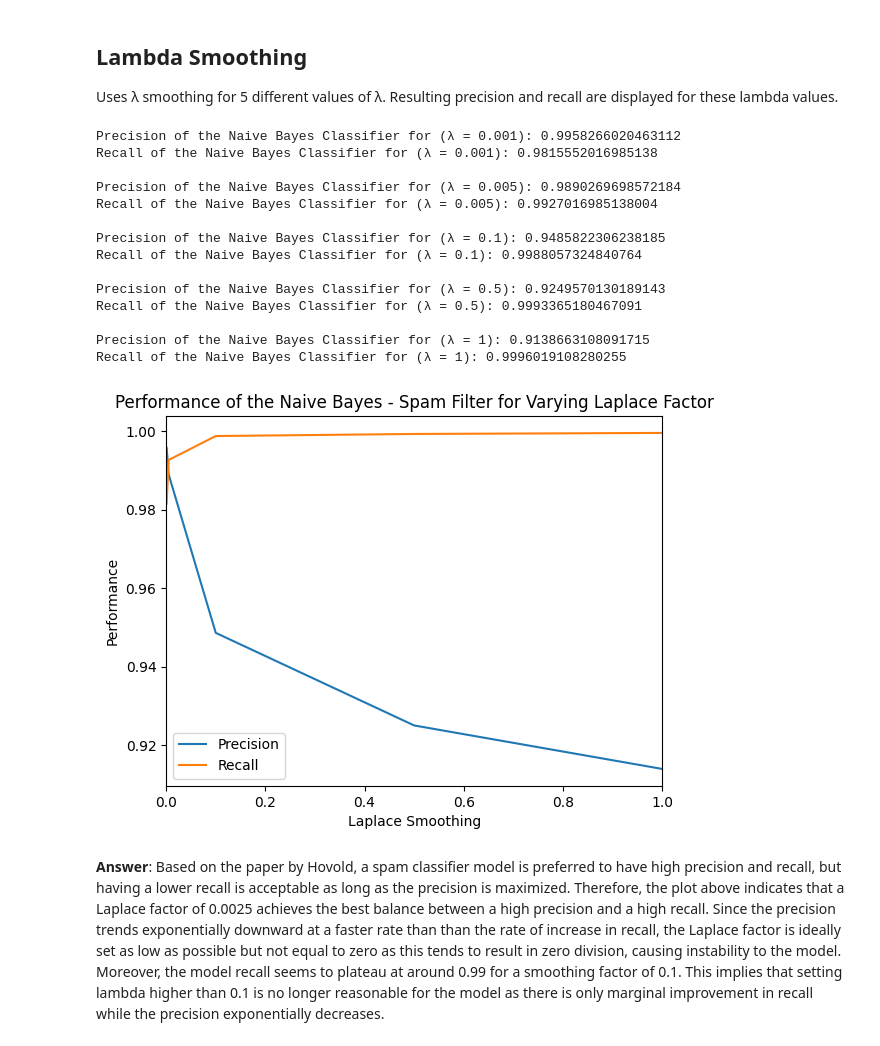
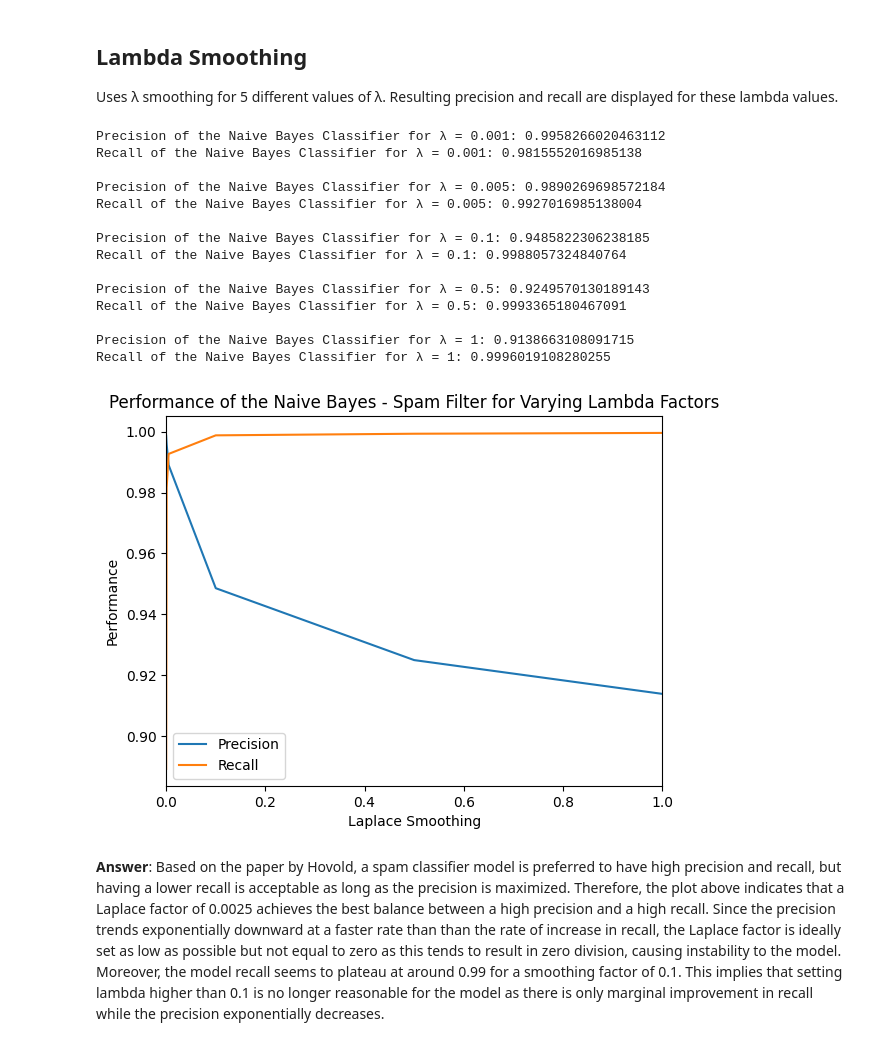
Before and after one commit to lendl-uy/ai201, a Jupyter notebook: programming_hw_2/ai201_pa2_uy.ipynb, the cells around one changed output. Cells and saved outputs as stored; diff of their text form; code cells hidden in the pictures.

Commit message:
Minor edits for plotting

```diff
--- a/programming_hw_2/ai201_pa2_uy.ipynb
+++ b/programming_hw_2/ai201_pa2_uy.ipynb
@@ -317,8 +317,10 @@ def get_recall(predicted_labels, actual_labels):
     return recall
 # %%
 Y_pred = classifier.predict(vocabulary, X_test)
-print(f"Precision of the Initial Naive Bayes Classifier: {get_precision(Y_pred, Y_test)}")
-print(f"Recall of the Initial Naive Bayes Classifier: {get_recall(Y_pred, Y_test)}")
+precision = get_precision(Y_pred, Y_test)
+recall = get_recall(Y_pred, Y_test)
+print(f"Precision of the Initial Naive Bayes Classifier: {precision}")
+print(f"Recall of the Initial Naive Bayes Classifier: {recall}")
 # %% [output]
 Precision of the Initial Naive Bayes Classifier: 0.9986587183308495
 Recall of the Initial Naive Bayes Classifier: 0.8891985138004246
@@ -328,46 +330,48 @@ Recall of the Initial Naive Bayes Classifier: 0.8891985138004246
 Uses λ smoothing for 5 different values of λ. Resulting precision and recall are displayed for these lambda values.
 # %%
 lambda_values = [0.001, 0.005, 0.1, 0.5, 1]
-precision_values = []
-recall_values = []
+precision_values = [precision] # Include precision for lambda = 0
+recall_values = [recall] # Include recall for lambda = 0
 
 for lambda_value in lambda_values:
     # Initialize and train the classifier
     classifier = NaiveBayesClassifier(lambda_value=lambda_value)
     classifier.train(vocabulary)
     # Evaluate the resulting performance as a result of tuning lambda
     Y_pred = classifier.predict(vocabulary, X_test)
     precision = get_precision(Y_pred, Y_test)
     recall = get_recall(Y_pred, Y_test)
     precision_values.append(precision)
     recall_values.append(recall)
-    print(f"Precision of the Naive Bayes Classifier for (λ = {lambda_value}): {precision}")
-    print(f"Recall of the Naive Bayes Classifier for (λ = {lambda_value}): {recall}\n")
+    print(f"Precision of the Naive Bayes Classifier for λ = {lambda_value}: {precision}")
+    print(f"Recall of the Naive Bayes Classifier for λ = {lambda_value}: {recall}\n")
+
+lambda_values.insert(0, 0) # Include lambda = 0 as a data point
 
 plt.plot(lambda_values, precision_values, label="Precision")
 plt.plot(lambda_values, recall_values, label="Recall")
-plt.title("Performance of the Naive Bayes - Spam Filter for Varying Laplace Factor")
+plt.title("Performance of the Naive Bayes - Spam Filter for Varying Lambda Factors")
 plt.xlabel("Laplace Smoothing")
 plt.ylabel("Performance")
 plt.xlim((0, 1))
 plt.legend()
 plt.show()
 # %% [output]
-Precision of the Naive Bayes Classifier for (λ = 0.001): 0.9958266020463112
-Recall of the Naive Bayes Classifier for (λ = 0.001): 0.9815552016985138
+Precision of the Naive Bayes Classifier for λ = 0.001: 0.9958266020463112
+Recall of the Naive Bayes Classifier for λ = 0.001: 0.9815552016985138
 
-Precision of the Naive Bayes Classifier for (λ = 0.005): 0.9890269698572184
-Recall of the Naive Bayes Classifier for (λ = 0.005): 0.9927016985138004
+Precision of the Naive Bayes Classifier for λ = 0.005: 0.9890269698572184
+Recall of the Naive Bayes Classifier for λ = 0.005: 0.9927016985138004
 
-Precision of the Naive Bayes Classifier for (λ = 0.1): 0.9485822306238185
-Recall of the Naive Bayes Classifier for (λ = 0.1): 0.9988057324840764
+Precision of the Naive Bayes Classifier for λ = 0.1: 0.9485822306238185
+Recall of the Naive Bayes Classifier for λ = 0.1: 0.9988057324840764
 
-Precision of the Naive Bayes Classifier for (λ = 0.5): 0.9249570130189143
-Recall of the Naive Bayes Classifier for (λ = 0.5): 0.9993365180467091
+Precision of the Naive Bayes Classifier for λ = 0.5: 0.9249570130189143
+Recall of the Naive Bayes Classifier for λ = 0.5: 0.9993365180467091
 
-Precision of the Naive Bayes Classifier for (λ = 1): 0.9138663108091715
-Recall of the Naive Bayes Classifier for (λ = 1): 0.9996019108280255
+Precision of the Naive Bayes Classifier for λ = 1: 0.9138663108091715
+Recall of the Naive Bayes Classifier for λ = 1: 0.9996019108280255
-[figure, old version]
+[figure, new version]
 # %% [markdown]
 **Answer**: Based on the paper by Hovold, a spam classifier model is preferred to have high precision and recall, but having a lower recall is acceptable as long as the precision is maximized. Therefore, the plot above indicates that a Laplace factor of 0.0025 achieves the best balance between a high precision and a high recall. Since the precision trends exponentially downward at a faster rate than than the rate of increase in recall, the Laplace factor is ideally set as low as possible but not equal to zero as this tends to result in zero division, causing instability to the model. Moreover, the model recall seems to plateau at around 0.99 for a smoothing factor of 0.1. This implies that setting lambda higher than 0.1 is no longer reasonable for the model as there is only marginal improvement in recall while the precision exponentially decreases.
 # %% [markdown]
```
Also changed, not shown: parts of 2 cells of this notebook.
